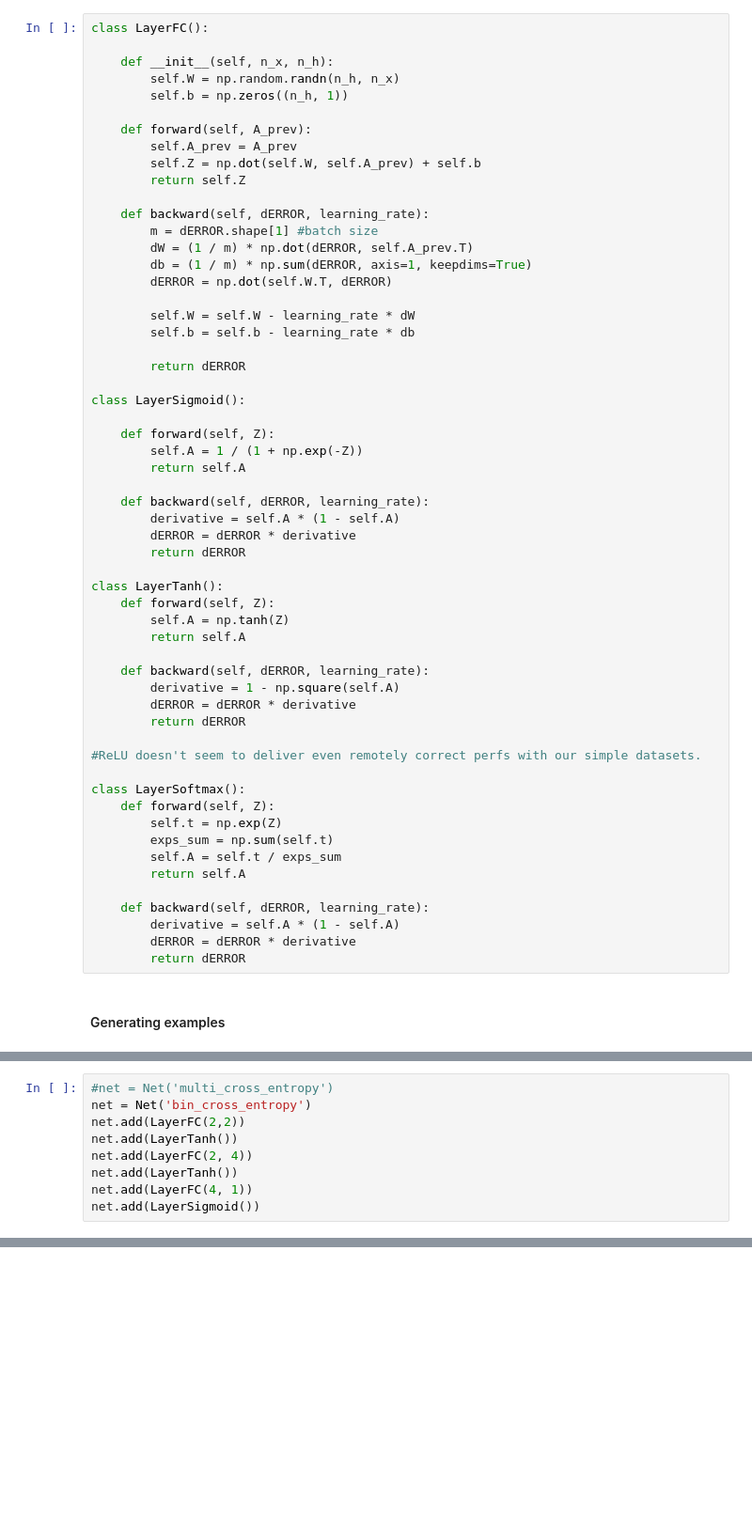
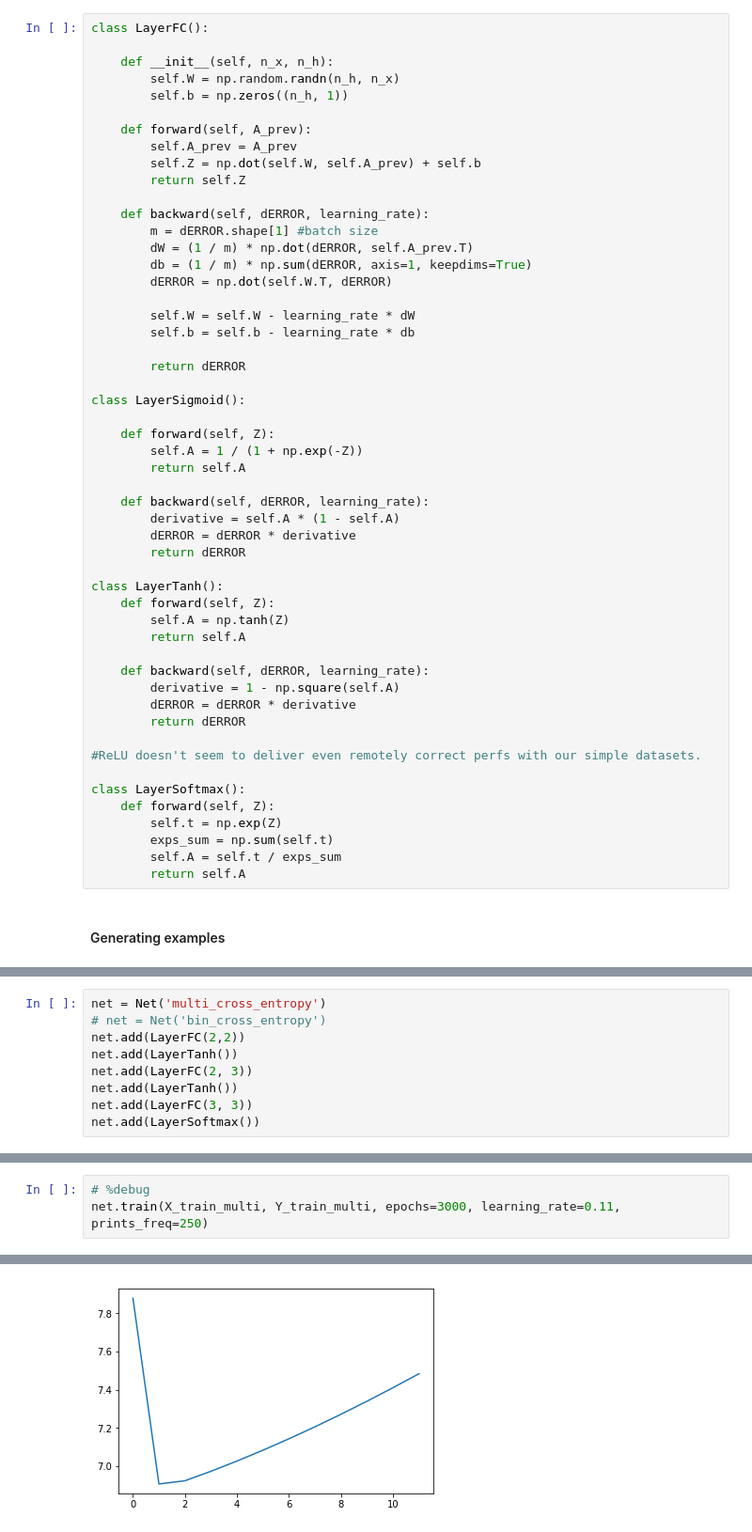
Before and after one commit to FrenchFlakito/triceratops, a Jupyter notebook: NN-coded-from-scratch/OOP- with softmax.ipynb, the cells around one changed output, grey strips where cells are left out. Shown: that part at 94% size. Cells and saved outputs as stored; diff of their text form; blank space fills up the shorter version.

Commit message:
NN with softmax implemented - low perfs

```diff
--- a/NN-coded-from-scratch/OOP- with softmax.ipynb
+++ b/NN-coded-from-scratch/OOP- with softmax.ipynb
@@ -151,11 +148,6 @@ class LayerSoftmax():
         exps_sum = np.sum(self.t)
         self.A = self.t / exps_sum
         return self.A
-
-    def backward(self, dERROR, learning_rate):
-        derivative = self.A * (1 - self.A)
-        dERROR = dERROR * derivative
-        return dERROR
 # %% [markdown]
 #### Generating examples
 # %%
@@ -174,9 +191,9 @@ X_test, Y_test = gen_xor_examples(100)
 # %%
-#net = Net('multi_cross_entropy')
-net = Net('bin_cross_entropy')
+net = Net('multi_cross_entropy')
+# net = Net('bin_cross_entropy')
 net.add(LayerFC(2,2))
 net.add(LayerTanh())
-net.add(LayerFC(2, 4))
+net.add(LayerFC(2, 3))
 net.add(LayerTanh())
-net.add(LayerFC(4, 1))
-net.add(LayerSigmoid())
+net.add(LayerFC(3, 3))
+net.add(LayerSoftmax())
@@ -189,0 +200,4 @@ Epoch: 1000 Cost:  0.018059910073515317
+# %%
+# %debug
+net.train(X_train_multi, Y_train_multi, epochs=3000, learning_rate=0.11, prints_freq=250)
+# %% [output]
@@ -189,0 +216 @@ Epoch: 1000 Cost:  0.018059910073515317
+[figure, added]
```
Also changed, not shown: parts of 9 cells of this notebook.
